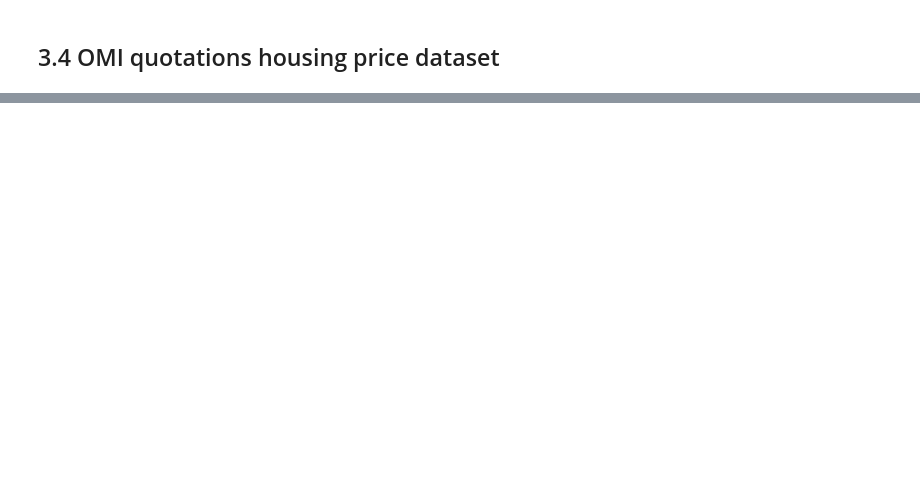
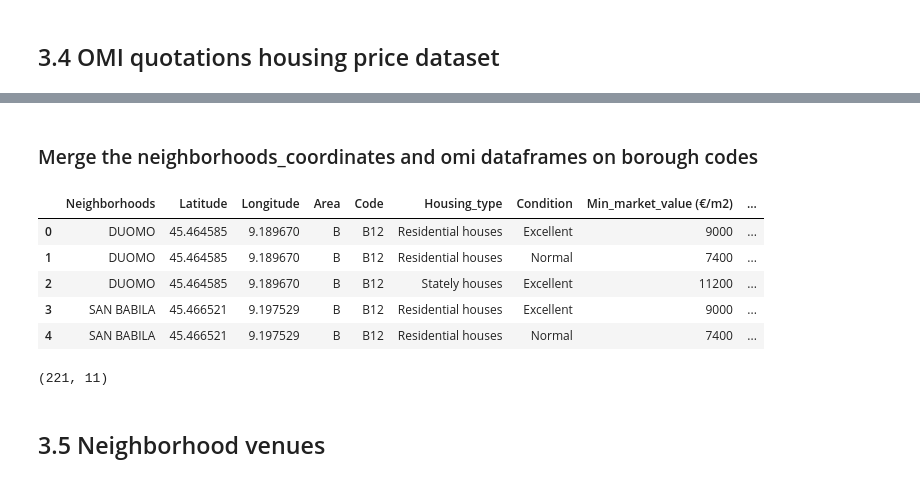
Before and after one commit to pierluigisegatto/Data_Science_Material, a Jupyter notebook: IBM Data Science Professional Certificate/8-ML_Full_Project/Real estate Milan /Real_estate_analysis.ipynb, the cells around one changed output, grey strips where cells are left out. Drawn from its saved outputs; the diff is of its cells as text; code cells hidden in the pictures; blank space fills up the shorter version.

Commit message:
start working on venues

```diff
--- a/IBM Data Science Professional Certificate/8-ML_Full_Project/Real estate Milan /Real_estate_analysis.ipynb
+++ b/IBM Data Science Professional Certificate/8-ML_Full_Project/Real estate Milan /Real_estate_analysis.ipynb
@@ -360,0 +393,4 @@ values.head()
+# %%
+columns = ['Zona','Descr_Tipologia','Stato','Compr_min','Compr_max','Loc_min','Loc_max']
+omi = values[columns].copy()
+omi.head()
@@ -360,0 +406,11 @@ values.head()
+# %%
+# translate column headers
+omi.rename(columns={'Zona' : 'Code', 'Descr_Tipologia' : 'Housing_type', 'Stato' : 'Condition', 'Compr_min' : 'Min_market_value (€/m2)', 'Compr_max' : 'Max_market_value (€/m2)', 'Loc_min' : 'Min_rental_value (€/m2 x month)', 'Loc_max' : 'Max_rental_value (€/m2 x month)',}, inplace=True)
+print(omi.shape)
+
+# drop non-living quotations
+omi = omi[(omi['Housing_type'] == 'Abitazioni civili') | (omi['Housing_type'] == 'Abitazioni signorili')]
+# Translate to english housing types, condition values
+omi = omi.replace(regex={'OTTIMO': 'Excellent','NORMALE':'Normal','Abitazioni civili':'Residential houses','Abitazioni signorili':'Stately houses'})
+print(omi.shape)
+omi.head()
@@ -360,0 +442,7 @@ values.head()
+# %%
+columns_to_change = ['Min_rental_value (€/m2 x month)','Max_rental_value (€/m2 x month)']
+omi[columns_to_change]=omi[columns_to_change].replace(regex={',':'.'})
+
+omi[columns_to_change] = omi[columns_to_change].astype('float')
+
+omi.head()
@@ -360,0 +467,18 @@ values.head()
+# %% [markdown]
+### Merge the neighborhoods_coordinates and omi dataframes on borough codes
+# %%
+full_df = pd.merge(neighborhoods_coordinates, omi, on='Code')
+full_df.head()
+# %% [output]
+|  | Neighborhoods | Latitude | Longitude | Area | Code | Housing_type | Condition | Min_market_value (€/m2) | ... |
+| 0 | DUOMO | 45.464585 | 9.189670 | B | B12 | Residential houses | Excellent | 9000 | ... |
+| 1 | DUOMO | 45.464585 | 9.189670 | B | B12 | Residential houses | Normal | 7400 | ... |
+| 2 | DUOMO | 45.464585 | 9.189670 | B | B12 | Stately houses | Excellent | 11200 | ... |
+| 3 | SAN BABILA | 45.466521 | 9.197529 | B | B12 | Residential houses | Excellent | 9000 | ... |
+| 4 | SAN BABILA | 45.466521 | 9.197529 | B | B12 | Residential houses | Normal | 7400 | ... |
+# %%
+full_df.shape
+# %% [output]
+(221, 11)
+# %% [markdown]
+## 3.5 Neighborhood venues <a class='anchor' id='3.5.'><a/>
```
Also changed, not shown: parts of 17 cells of this notebook, 2 other files.
